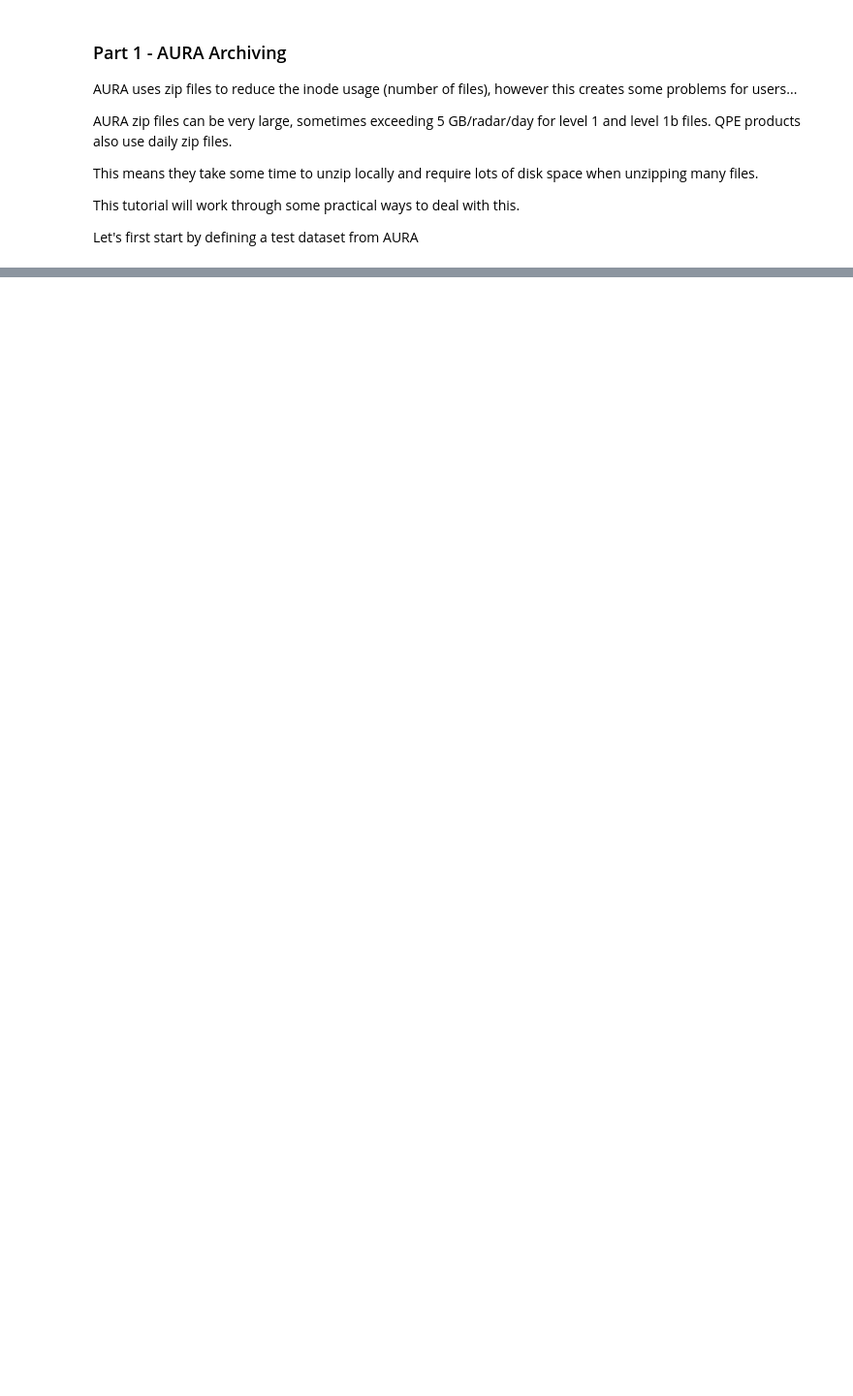
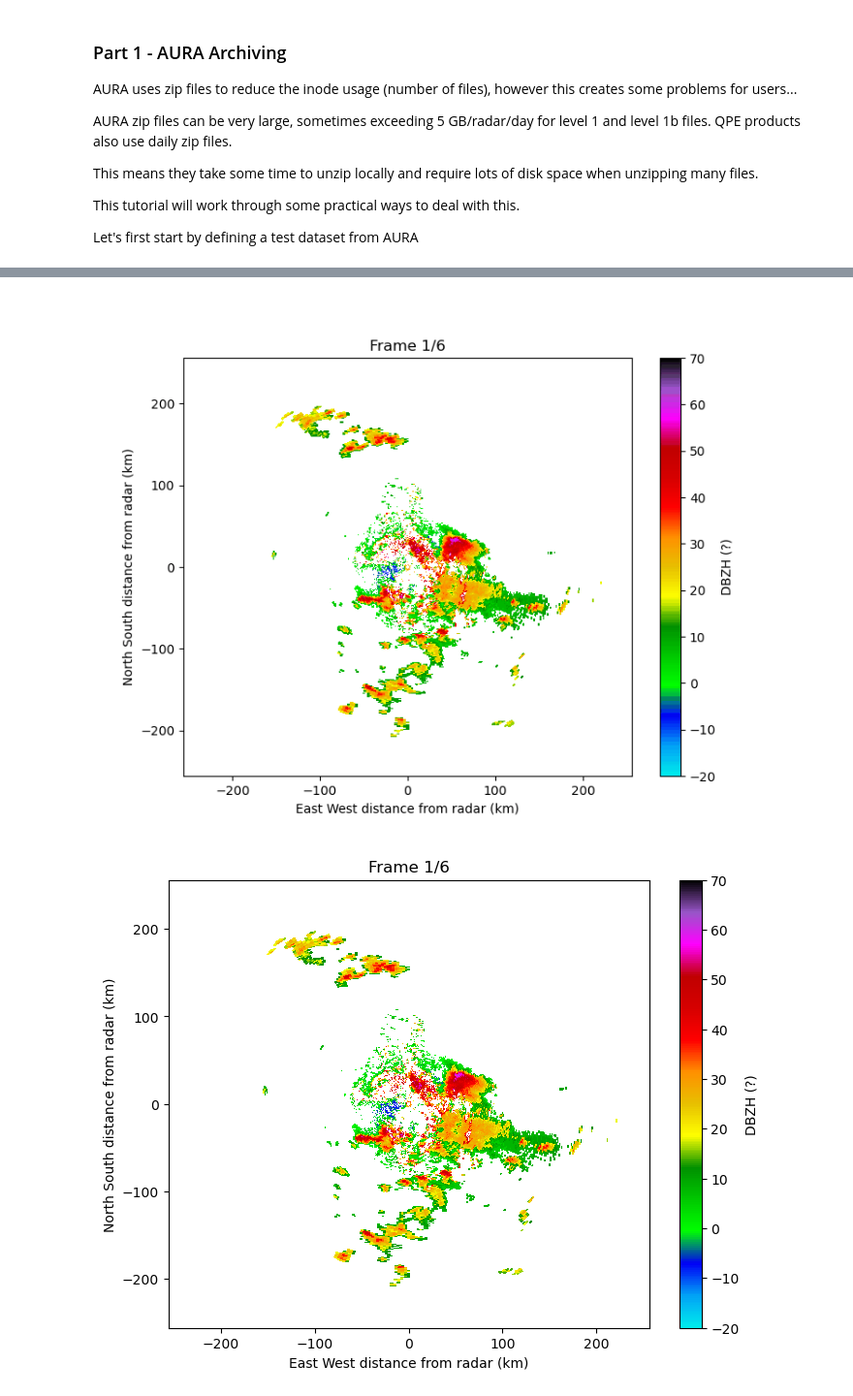
Before and after one commit to vlouf/Monash-Radar-Workshop-2025, a Jupyter notebook: 02 - AURA/Part 1 - AURA archiving.ipynb, the cells around one changed output, grey strips where cells are left out. Shown at 97% size. Drawn from its saved outputs; the diff is of its cells as text; code cells hidden in the pictures; blank space fills up the shorter version.

```diff
--- a/02 - AURA/Part 1 - AURA archiving.ipynb
+++ b/02 - AURA/Part 1 - AURA archiving.ipynb
@@ -165,0 +147,32 @@ finally:
+# %%
+import matplotlib.pyplot as plt
+import matplotlib.animation as animation
+import pyart
+from IPython.display import Image
+
+radars = [pyart.aux_io.read_odim_h5(f, file_field_names=True) for f in local_volume_list]
+
+# Create figure
+fig = plt.figure(figsize=(8, 6))
+
+def update(frame):
+    plt.clf()  # Clear the figure
+
+    # Create display and plot PPI
+    display = pyart.graph.RadarDisplay(radars[frame])
+    display.plot_ppi('DBZH', sweep=0, vmin=-20, vmax=70,
+                     cmap='NWSRef')
+
+    plt.title(f'Frame {frame + 1}/{len(radars)}')
+
+# Create animation
+anim = animation.FuncAnimation(fig, update, frames=len(radars),
+                               interval=500, repeat=True)
+
+# Save
+anim.save('radar_animation.gif', writer='pillow', fps=2)
+# Display as HTML5 video
+Image(filename='radar_animation.gif')
+# %% [output]
+[figure, added]
+[figure, added]
```
Also changed, not shown: parts of 12 cells of this notebook, 2 other files.
